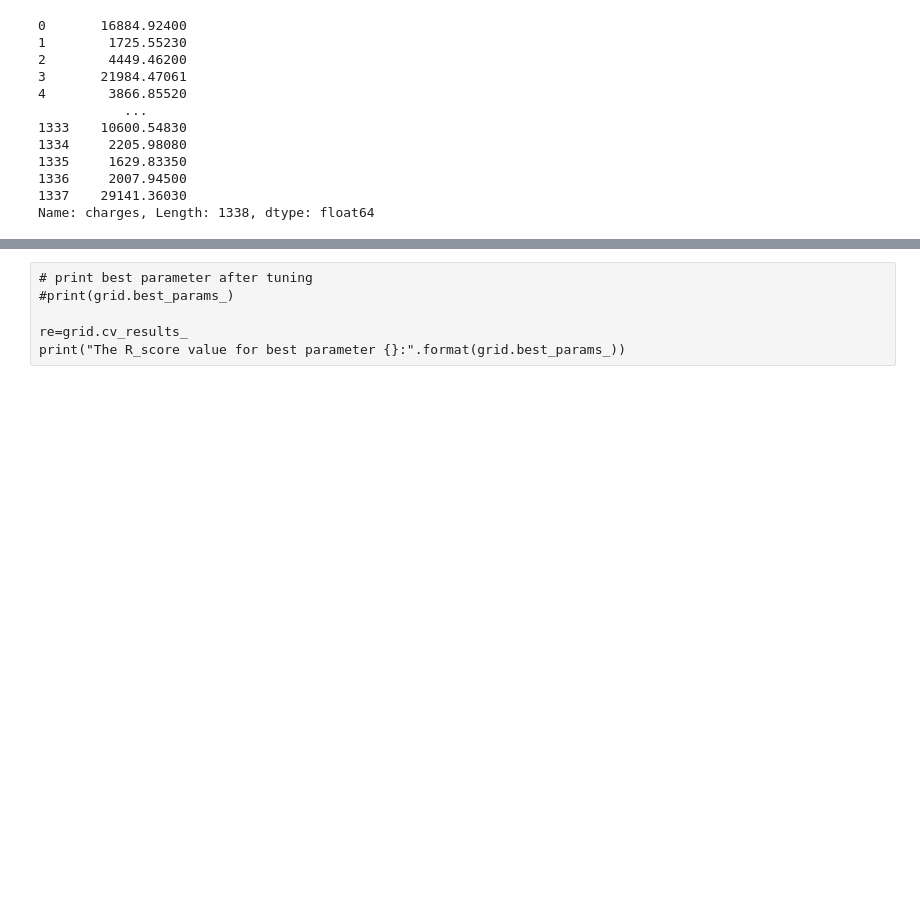
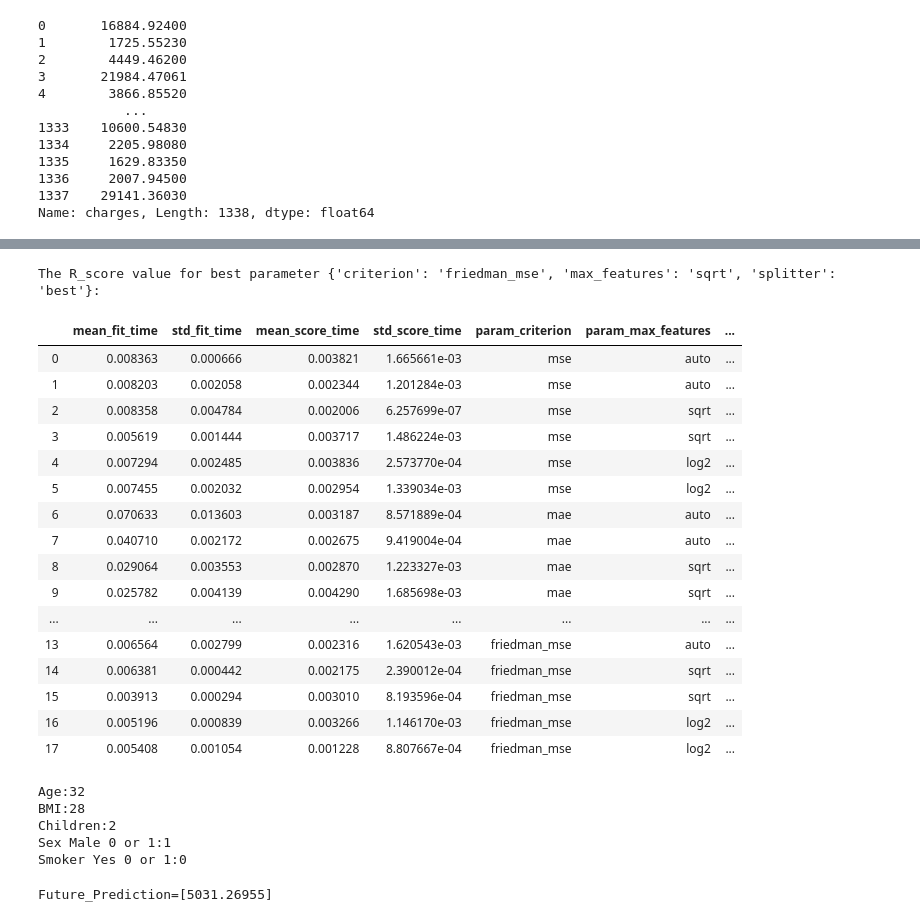
Before and after one commit to ISAIVANI-M/Regression-Assignment, a Jupyter notebook: Decision Tree Grid Search.ipynb, the cells around one changed output, grey strips where cells are left out. Cells and saved outputs as stored; diff of their text form; code cells hidden in the pictures; blank space fills up the shorter version.

```diff
--- a/Decision Tree Grid Search.ipynb
+++ b/Decision Tree Grid Search.ipynb
@@ -118,9 +118,46 @@ GridSearchCV(cv='warn', error_score='raise-deprecating',
                          'splitter': ['best', 'random']},
              pre_dispatch='2*n_jobs', refit=True, return_train_score=False,
              scoring=None, verbose=3)
-# %% [raw]
-# print best parameter after tuning
-#print(grid.best_params_)
-
-re=grid.cv_results_
-print("The R_score value for best parameter {}:".format(grid.best_params_))
+# %%
+re=grid.cv_results_
+print("The R_score value for best parameter {}:".format(grid.best_params_))
+# %% [output]
+The R_score value for best parameter {'criterion': 'friedman_mse', 'max_features': 'sqrt', 'splitter': 'best'}:
+# %%
+table=pd.DataFrame.from_dict(re)
+table
+# %% [output]
+|  | mean_fit_time | std_fit_time | mean_score_time | std_score_time | param_criterion | param_max_features | ... |
+| 0 | 0.008363 | 0.000666 | 0.003821 | 1.665661e-03 | mse | auto | ... |
+| 1 | 0.008203 | 0.002058 | 0.002344 | 1.201284e-03 | mse | auto | ... |
+| 2 | 0.008358 | 0.004784 | 0.002006 | 6.257699e-07 | mse | sqrt | ... |
+| 3 | 0.005619 | 0.001444 | 0.003717 | 1.486224e-03 | mse | sqrt | ... |
+| 4 | 0.007294 | 0.002485 | 0.003836 | 2.573770e-04 | mse | log2 | ... |
+| 5 | 0.007455 | 0.002032 | 0.002954 | 1.339034e-03 | mse | log2 | ... |
+| 6 | 0.070633 | 0.013603 | 0.003187 | 8.571889e-04 | mae | auto | ... |
+| 7 | 0.040710 | 0.002172 | 0.002675 | 9.419004e-04 | mae | auto | ... |
+| 8 | 0.029064 | 0.003553 | 0.002870 | 1.223327e-03 | mae | sqrt | ... |
+| 9 | 0.025782 | 0.004139 | 0.004290 | 1.685698e-03 | mae | sqrt | ... |
+| ... | ... | ... | ... | ... | ... | ... | ... |
+| 13 | 0.006564 | 0.002799 | 0.002316 | 1.620543e-03 | friedman_mse | auto | ... |
+| 14 | 0.006381 | 0.000442 | 0.002175 | 2.390012e-04 | friedman_mse | sqrt | ... |
+| 15 | 0.003913 | 0.000294 | 0.003010 | 8.193596e-04 | friedman_mse | sqrt | ... |
+| 16 | 0.005196 | 0.000839 | 0.003266 | 1.146170e-03 | friedman_mse | log2 | ... |
+| 17 | 0.005408 | 0.001054 | 0.001228 | 8.807667e-04 | friedman_mse | log2 | ... |
+# %%
+age_input=float(input("Age:"))
+bmi_input=float(input("BMI:"))
+children_input=float(input("Children:"))
+sex_male_input=int(input("Sex Male 0 or 1:"))
+smoker_yes_input=int(input("Smoker Yes 0 or 1:"))
+# %% [output]
+Age:32
+BMI:28
+Children:2
+Sex Male 0 or 1:1
+Smoker Yes 0 or 1:0
+# %%
+Future_Prediction=grid.predict([[age_input,bmi_input,children_input,sex_male_input,smoker_yes_input]])
+print("Future_Prediction={}".format(Future_Prediction))
+# %% [output]
+Future_Prediction=[5031.26955]
```
Also changed, not shown: parts of 1 cell of this notebook.
